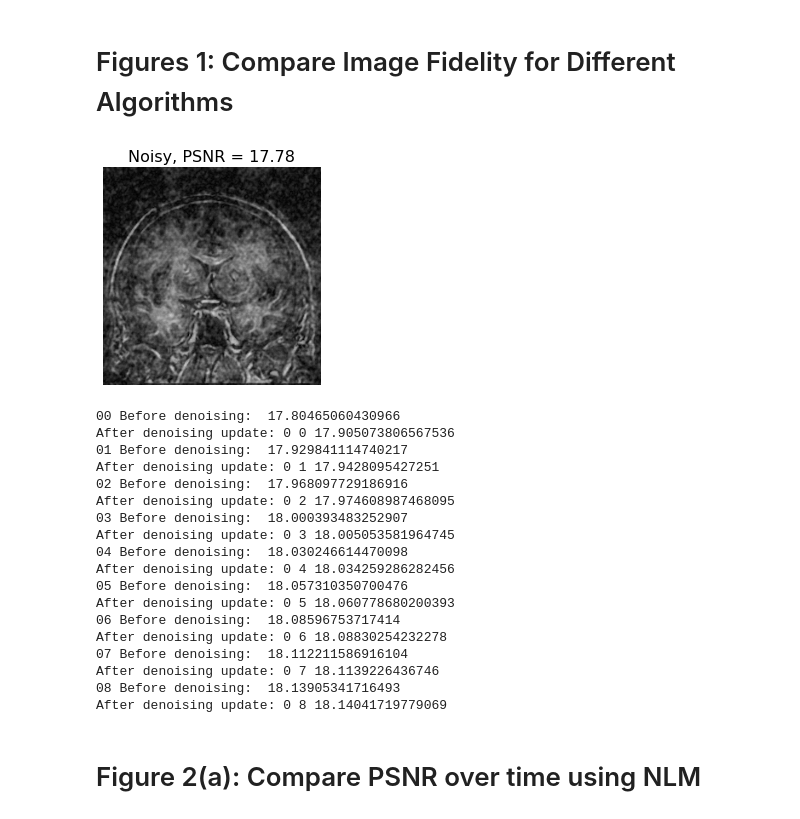
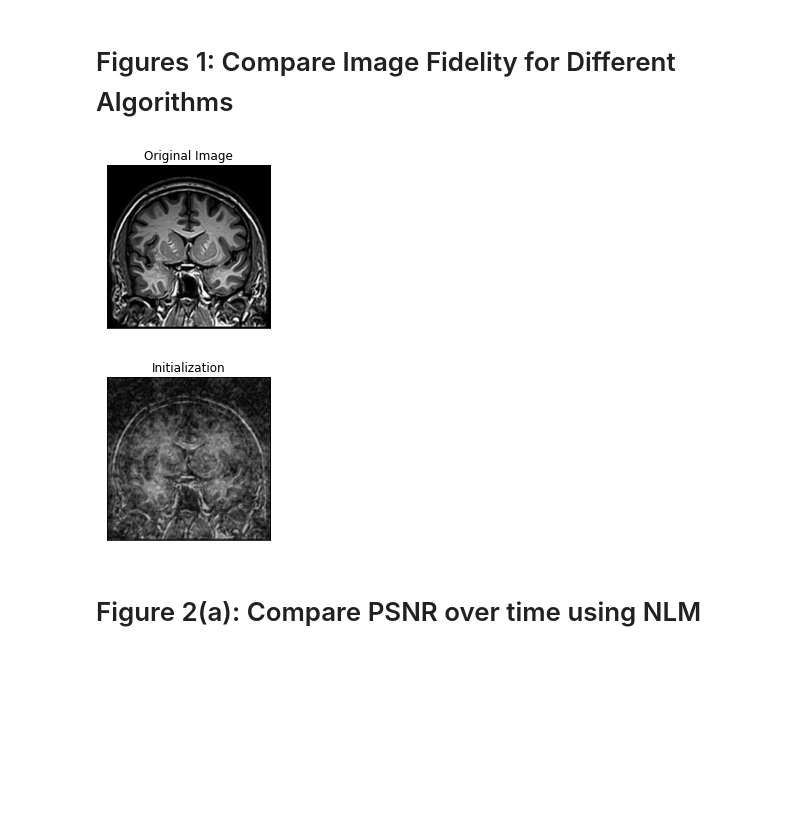
Before and after one commit to vmonardo/pnp-svrg, a Jupyter notebook: create_paper_figures_csmri.ipynb, the cells around one changed output. Drawn from its saved outputs; the diff is of its cells as text; code cells hidden in the pictures; blank space fills up the shorter version.

```diff
--- a/create_paper_figures_csmri.ipynb
+++ b/create_paper_figures_csmri.ipynb
@@ -20,50 +17,27 @@ device = 'cuda' if torch.cuda.is_available() else 'cpu'
 print(device)
 # %% [output]
 cpu
-# %%
-plt.rc('font', size=16)          # controls default text sizes
-plt.rc('axes', titlesize=16)     # fontsize of the axes title
-plt.rc('axes', labelsize=20)    # fontsize of the x and y labels
-plt.rc('xtick', labelsize=16)    # fontsize of the tick labels
-plt.rc('ytick', labelsize=16)    # fontsize of the tick labels
-plt.rc('legend', fontsize=16)    # legend fontsize
-plt.rc('figure', titlesize=24)  # fontsize of the figure title
 # %% [markdown]
 # Figures 1: Compare Image Fidelity for Different Algorithms
 # %%
 np.random.seed(0)
 from problems.CSMRI import CSMRI
 
-height, width = 256, 256
-main_problem = CSMRI('./data/Set12/13.png', H=256, W=256, sample_prob=0.5, sigma=5)
+im_height, im_width = 256, 256  # Image dimensions
+samp_rate = 0.5                 # Pick a number 0 < SR <= 1
+sigma_true = 5.0                # Select std dev of AWGN
 
-psnr_display(img_path='./data/Set12/13.png', output=main_problem.Xinit.reshape(height,width), title="Noisy")
+main_problem = CSMRI('./data/Set12/13.png', H=im_height, W=im_width, sample_prob=samp_rate, sigma=sigma_true)
-# %% [output]
-[figure, removed]
+# %%
+main_problem.display(show_measurements=False, save_results=True)
+# %% [output]
+[figure, added]
+[figure, added]
 # %%
 np.random.seed(0)
 from denoisers.NLM import NLMDenoiser
 denoiser = NLMDenoiser(filter_size=1, patch_size=4, patch_distance=5)
 results = pnp_svrg(main_problem, denoiser=denoiser, eta=5e-3, tt=1, T2=50, mini_batch_size=100, verbose=True)
-# %% [output]
-00 Before denoising:  17.80465060430966
-After denoising update: 0 0 17.905073806567536
-01 Before denoising:  17.929841114740217
-After denoising update: 0 1 17.9428095427251
-02 Before denoising:  17.968097729186916
-After denoising update: 0 2 17.974608987468095
-03 Before denoising:  18.000393483252907
-After denoising update: 0 3 18.005053581964745
-04 Before denoising:  18.030246614470098
-After denoising update: 0 4 18.034259286282456
-05 Before denoising:  18.057310350700476
-After denoising update: 0 5 18.060778680200393
-06 Before denoising:  18.08596753717414
-After denoising update: 0 6 18.08830254232278
-07 Before denoising:  18.112211586916104
-After denoising update: 0 7 18.1139226436746
-08 Before denoising:  18.13905341716493
-After denoising update: 0 8 18.14041719779069
 # %%
 import matplotlib.gridspec as gridspec
 
```
Also changed, not shown: parts of 1 cell of this notebook, 9 other files.
